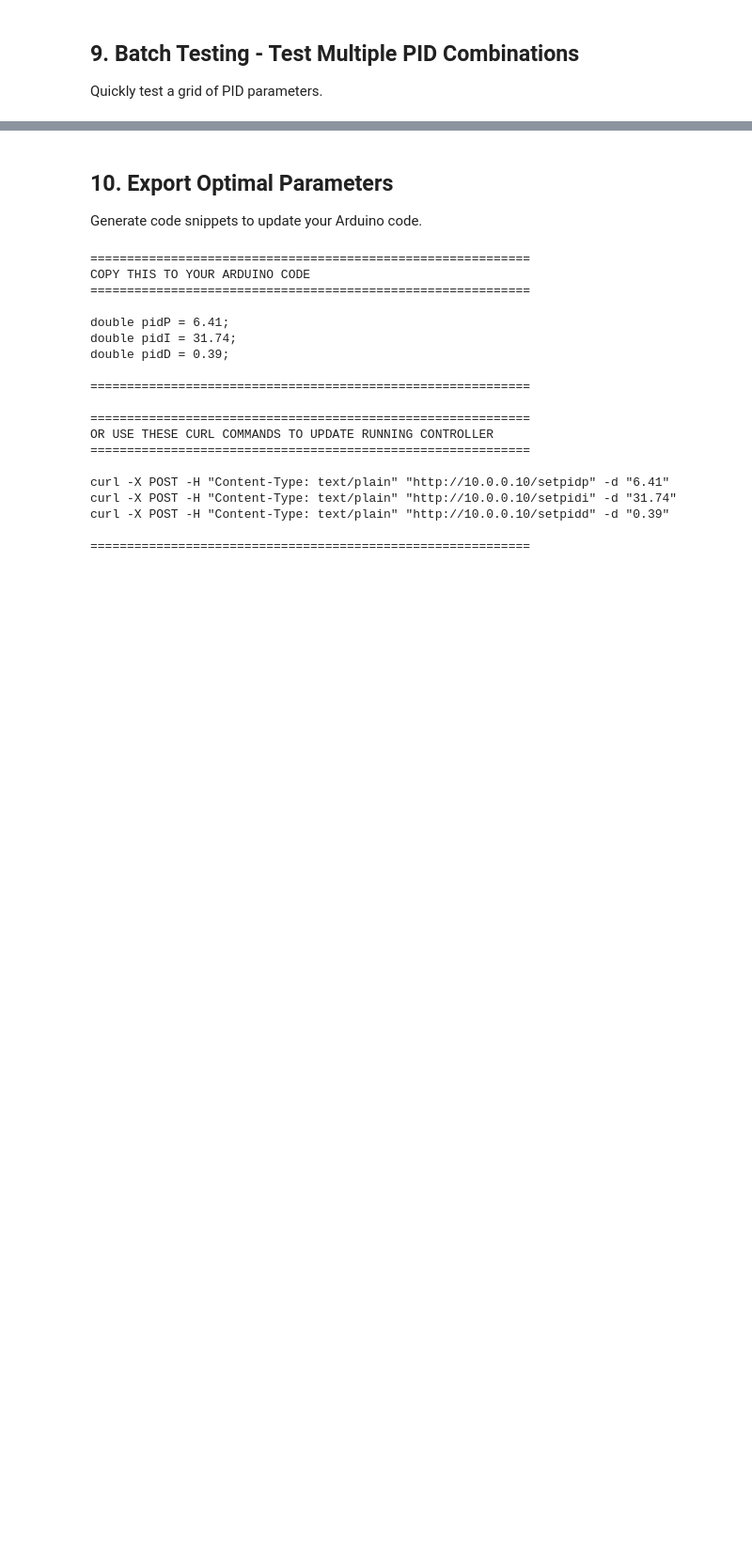
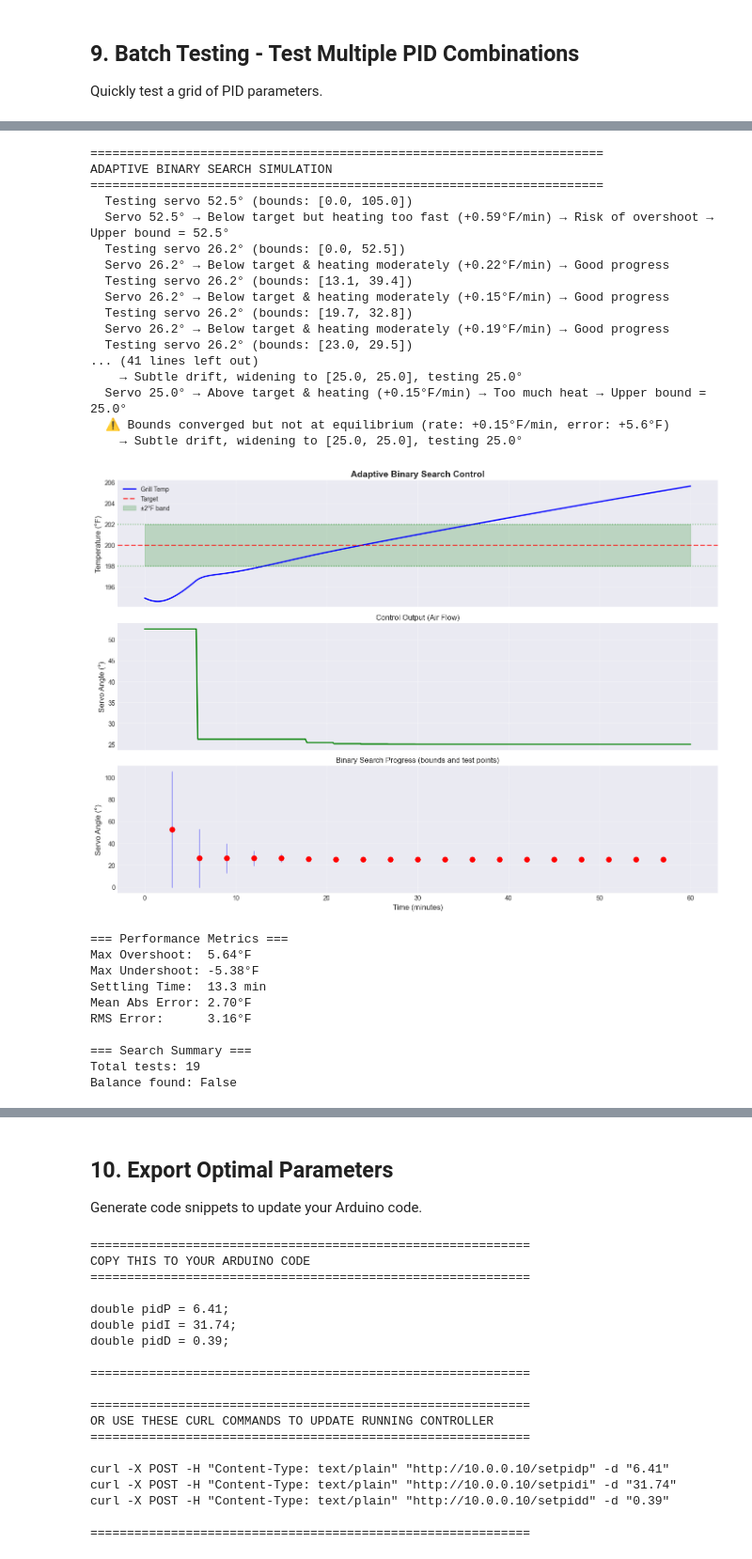
Before and after one commit to KentuLiveAccount/ESP8266Arduino, a Jupyter notebook: BBQ-V2/pid_tuning/grill_pid_analysis.ipynb, the cells around one changed output, grey strips where cells are left out. Shown at 94% size. Drawn from its saved outputs; the diff is of its cells as text; code cells hidden in the pictures; blank space fills up the shorter version.

Commit message:
simulation investigation

```diff
--- a/BBQ-V2/pid_tuning/grill_pid_analysis.ipynb
+++ b/BBQ-V2/pid_tuning/grill_pid_analysis.ipynb
@@ -1789,0 +2225,37 @@ Quickly test a grid of PID parameters.
+# %%
+# Run adaptive binary search control simulation
+results_binary = simulate_binary_search_control(
+    target_temp=200,
+    initial_temp=195,
+    duration=3600,  # 1 hour
+    dt=10
+)
+# %% [output]
+======================================================================
+ADAPTIVE BINARY SEARCH SIMULATION
+======================================================================
+  Testing servo 52.5° (bounds: [0.0, 105.0])
+  Servo 52.5° → Below target but heating too fast (+0.59°F/min) → Risk of overshoot → Upper bound = 52.5°
+  Testing servo 26.2° (bounds: [0.0, 52.5])
+  Servo 26.2° → Below target & heating moderately (+0.22°F/min) → Good progress
+  Testing servo 26.2° (bounds: [13.1, 39.4])
+  Servo 26.2° → Below target & heating moderately (+0.15°F/min) → Good progress
+  Testing servo 26.2° (bounds: [19.7, 32.8])
+  Servo 26.2° → Below target & heating moderately (+0.19°F/min) → Good progress
+  Testing servo 26.2° (bounds: [23.0, 29.5])
+... (41 lines left out)
+    → Subtle drift, widening to [25.0, 25.0], testing 25.0°
+  Servo 25.0° → Above target & heating (+0.15°F/min) → Too much heat → Upper bound = 25.0°
+  ⚠ Bounds converged but not at equilibrium (rate: +0.15°F/min, error: +5.6°F)
+    → Subtle drift, widening to [25.0, 25.0], testing 25.0°
+[figure, added]
+=== Performance Metrics ===
+Max Overshoot:  5.64°F
+Max Undershoot: -5.38°F
+Settling Time:  13.3 min
+Mean Abs Error: 2.70°F
+RMS Error:      3.16°F
+
+=== Search Summary ===
+Total tests: 19
+Balance found: False
```
Also changed, not shown: parts of 45 cells of this notebook, 1 other file.
